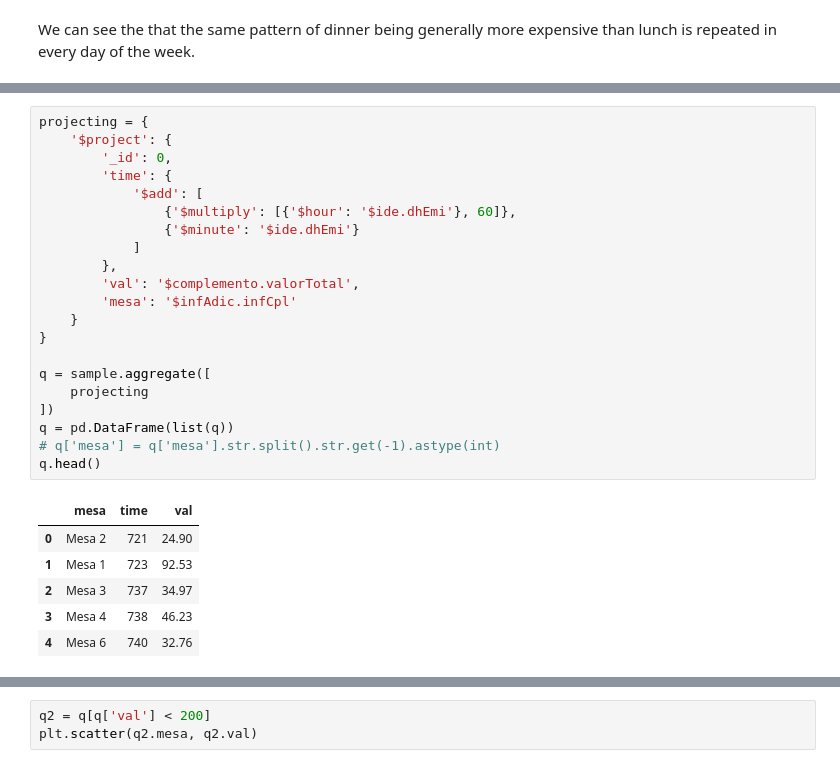
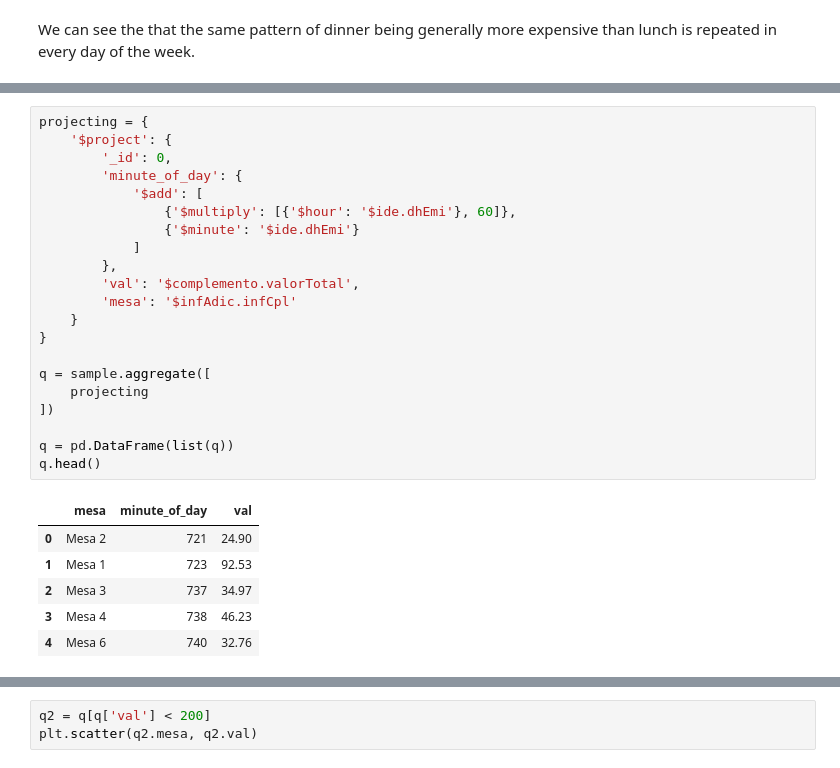
Before and after one commit to pfcor/totvs_datachallenge, a Jupyter notebook: 01_exploratory.ipynb, the cells around one changed output, grey strips where cells are left out. Drawn from its saved outputs; the diff is of its cells as text.

```diff
--- a/01_exploratory.ipynb
+++ b/01_exploratory.ipynb
@@ -302,26 +358,26 @@ list(q)
 # %%
 projecting = {
     '$project': {
         '_id': 0,
-        'time': {
+        'minute_of_day': {
             '$add': [
                 {'$multiply': [{'$hour': '$ide.dhEmi'}, 60]},
                 {'$minute': '$ide.dhEmi'}
             ]
         },
         'val': '$complemento.valorTotal',
         'mesa': '$infAdic.infCpl'
     }
 }
 
 q = sample.aggregate([
     projecting
 ])
+
 q = pd.DataFrame(list(q))
-# q['mesa'] = q['mesa'].str.split().str.get(-1).astype(int)
 q.head()
 # %% [output]
-|  | mesa | time | val |
+|  | mesa | minute_of_day | val |
 | 0 | Mesa 2 | 721 | 24.90 |
 | 1 | Mesa 1 | 723 | 92.53 |
 | 2 | Mesa 3 | 737 | 34.97 |
```
Also changed, not shown: parts of 35 cells of this notebook.
